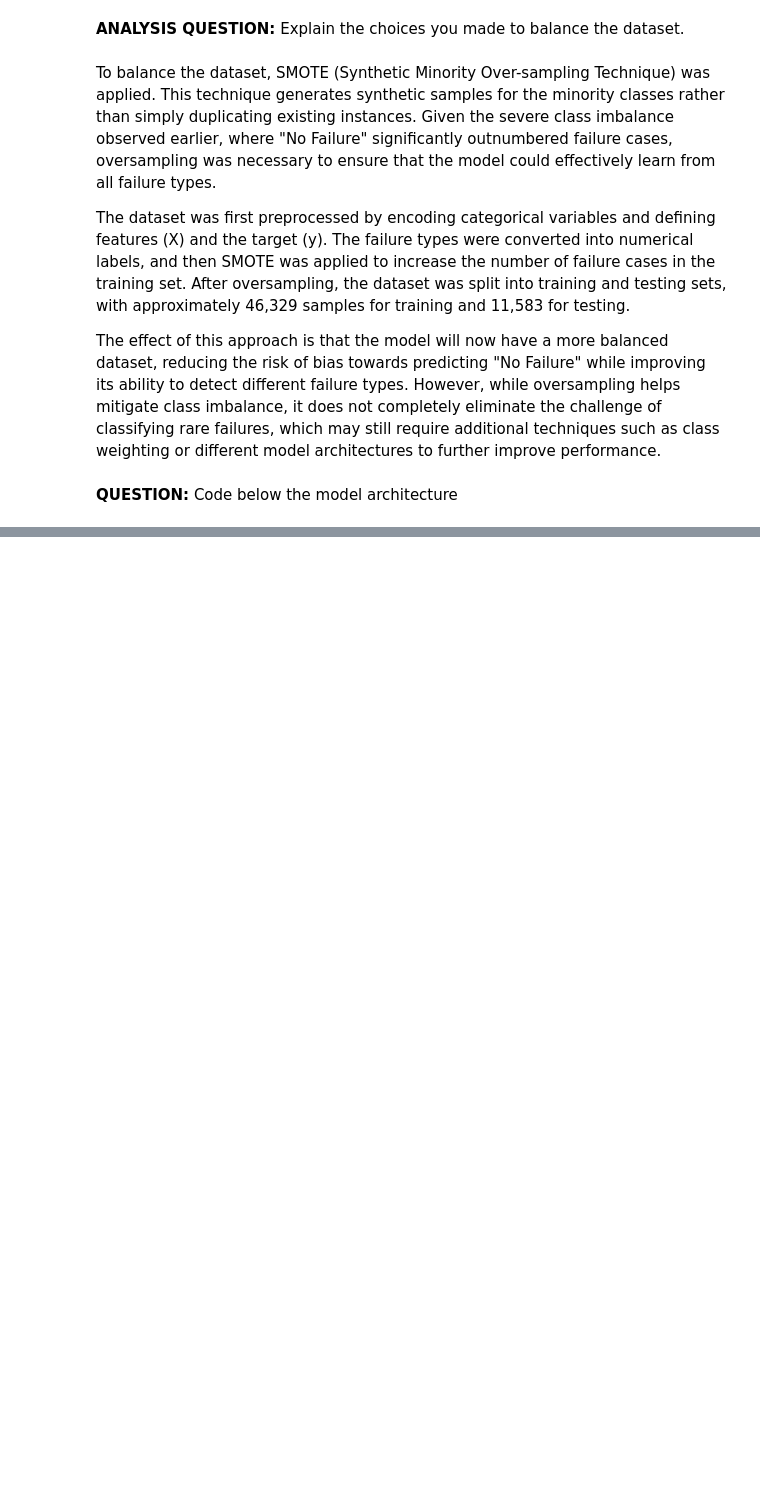
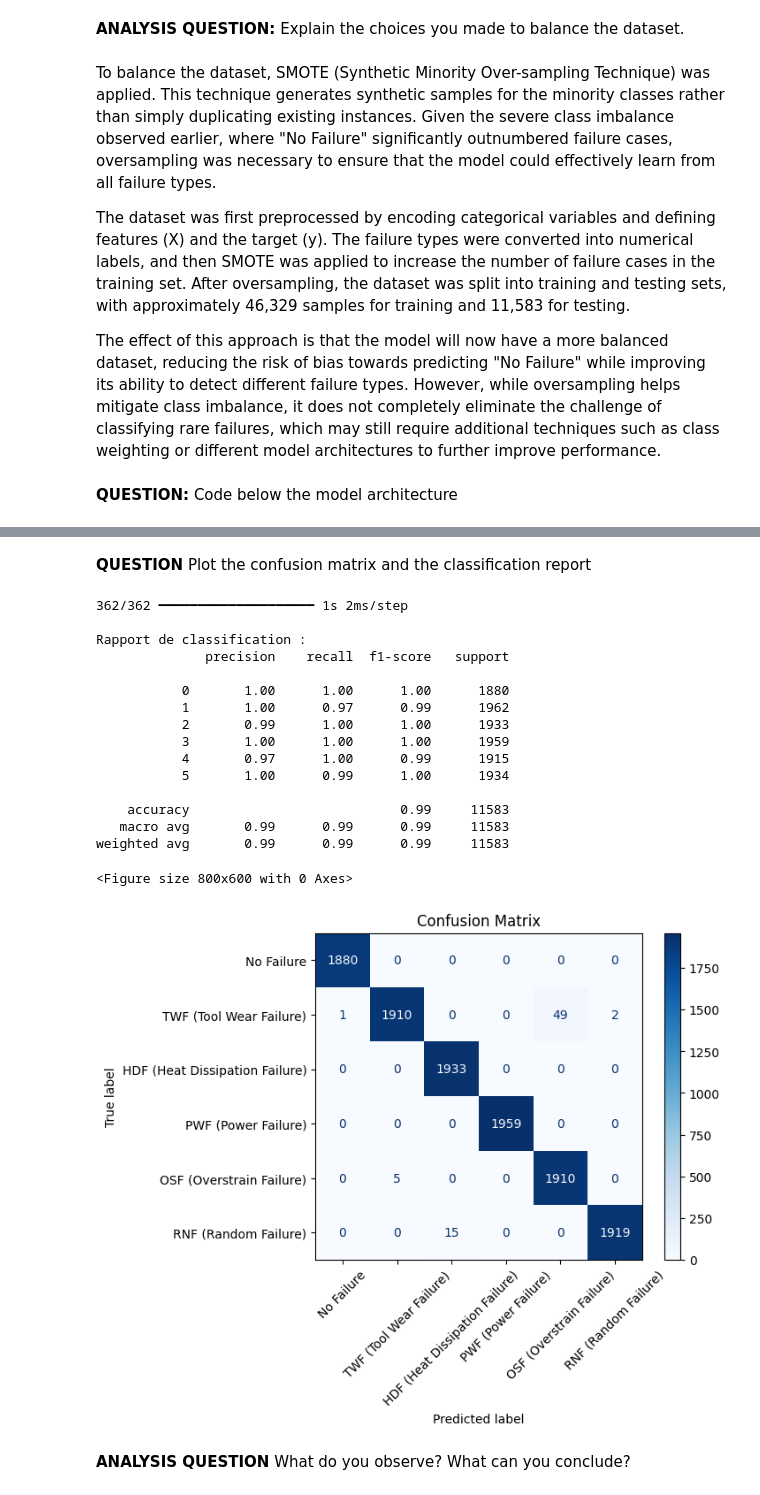
Before and after one commit to EthanLeChevallier/Predictive-maintenance-model-using-STM32CubeIDE, a Jupyter notebook: notebooks/TP_AI4I2020.ipynb, the cells around one changed output, grey strips where cells are left out. Cells and saved outputs as stored; diff of their text form; code cells hidden in the pictures; blank space fills up the shorter version.

```diff
--- a/notebooks/TP_AI4I2020.ipynb
+++ b/notebooks/TP_AI4I2020.ipynb
@@ -700,0 +750,51 @@ Model: "sequential_1"
+# %% [markdown]
+**QUESTION** Plot the confusion matrix and the classification report
+# %%
+y_pred = model.predict(X_test_scaled)
+y_pred_classes = np.argmax(y_pred, axis=1)
+y_test_classes = np.argmax(y_test, axis=1)
+
+# Rapport de classification
+print("\nRapport de classification :")
+print(classification_report(y_test_classes, y_pred_classes))
+
+# Labels texte pour chaque classe
+class_labels = [
+    "No Failure",
+    "TWF (Tool Wear Failure)",
+    "HDF (Heat Dissipation Failure)",
+    "PWF (Power Failure)",
+    "OSF (Overstrain Failure)",
+    "RNF (Random Failure)"
+]
+
+cm = confusion_matrix(y_test_classes, y_pred_classes, labels=[0, 1, 2, 3, 4, 5])
+
+# Affichage
+plt.figure(figsize=(8, 6))
+disp = ConfusionMatrixDisplay(confusion_matrix=cm, display_labels=class_labels)
+disp.plot(cmap='Blues')
+plt.title('Confusion Matrix')
+plt.xticks(rotation=45)
+plt.yticks(rotation=0)
+plt.show()
+# %% [output]
+362/362 ━━━━━━━━━━━━━━━━━━━━ 1s 2ms/step
+
+Rapport de classification :
+              precision    recall  f1-score   support
+
+           0       1.00      1.00      1.00      1880
+           1       1.00      0.97      0.99      1962
+           2       0.99      1.00      1.00      1933
+           3       1.00      1.00      1.00      1959
+           4       0.97      1.00      0.99      1915
+           5       1.00      0.99      1.00      1934
+
+    accuracy                           0.99     11583
+   macro avg       0.99      0.99      0.99     11583
+weighted avg       0.99      0.99      0.99     11583
+<Figure size 800x600 with 0 Axes>
+[figure, added]
+# %% [markdown]
+**ANALYSIS QUESTION** What do you observe? What can you conclude?
```
Also changed, not shown: parts of 11 cells of this notebook.
